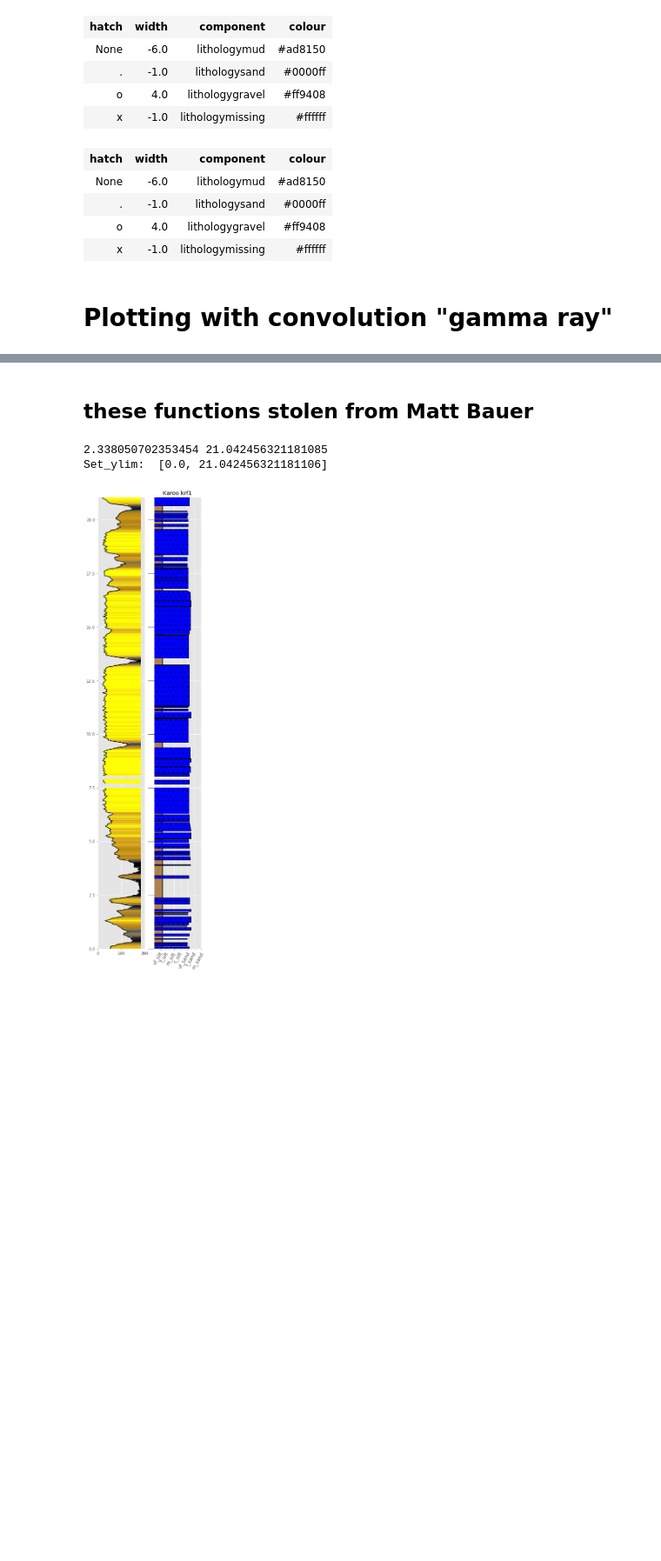
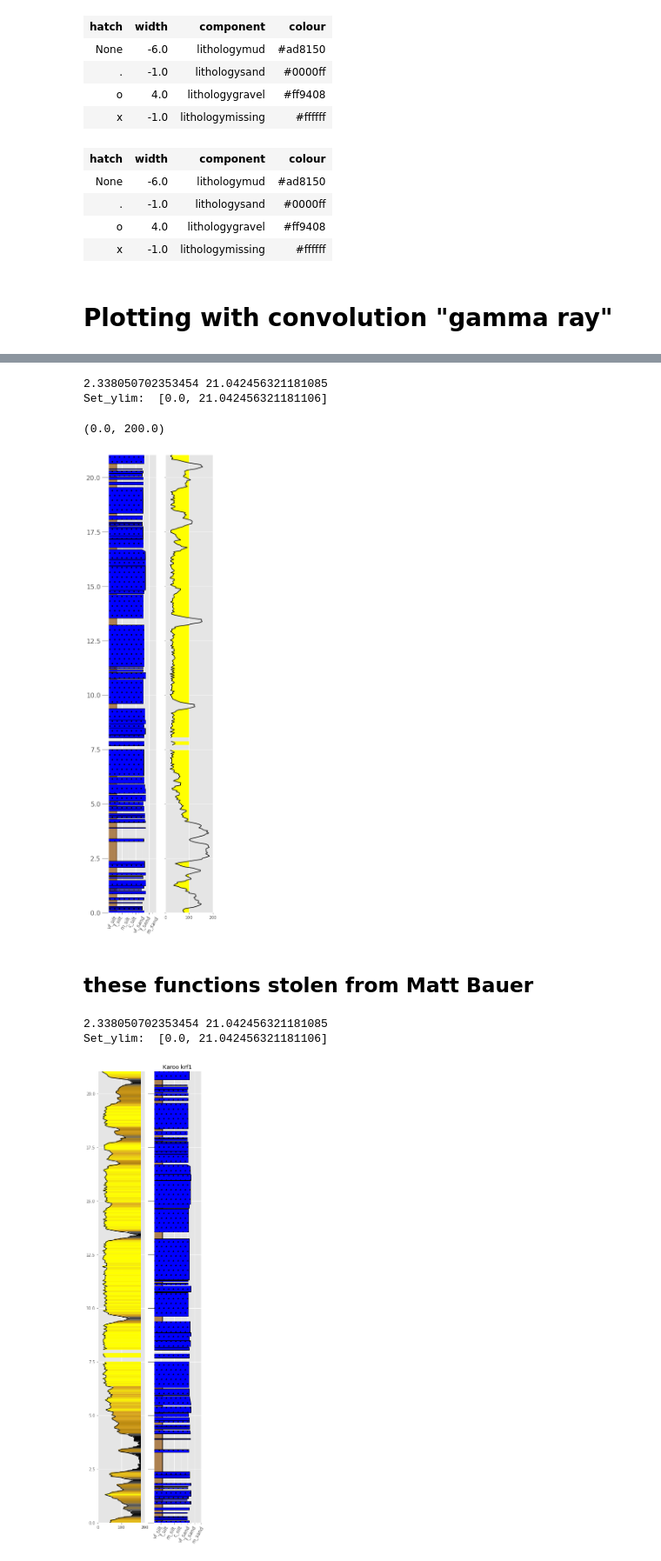
Before and after one commit to rgmyr/litholog, a Jupyter notebook: notebooks/working_demo_2.ipynb, the cells around one changed output, grey strips where cells are left out. Shown at 87% size. Cells and saved outputs as stored; diff of their text form; code cells hidden in the pictures; blank space fills up the shorter version.

```diff
--- a/notebooks/working_demo_2.ipynb
+++ b/notebooks/working_demo_2.ipynb
@@ -259,3 +259,83 @@ Set_ylim:  [0.0, 21.042456321181106]
+# %%
+from scipy.ndimage import gaussian_filter1d
+
+def filter_nan_gaussian(arr, sigma):
+    """
+
+    (Allows intensity to leak into the NaN area.)
+
+    Implementation from stackoverflow answer:
+        https://stackoverflow.com/a/36307291/7128154
+    """
+    gauss = arr.copy()
+    gauss[np.isnan(gauss)] = 0
+    gauss = gaussian_filter1d(gauss, sigma=sigma, mode='constant', cval=0)
+
+    norm = np.ones(shape=arr.shape)
+    norm[np.isnan(arr)] = 0
+    norm = gaussian_filter1d(norm, sigma=sigma, mode='constant', cval=0)
+
+    # avoid RuntimeWarning: invalid value encountered in true_divide
+    norm = np.where(norm==0, 1, norm)
+    gauss = gauss/norm
+    gauss[np.isnan(arr)] = np.nan
+    return gauss
+
+def pseudo_gamma_simple(seq):
+    # Params that will be args in the API:
+
+    gs_threshold = 0.0625   # Cutoff in mm
+    gamma_range = (180, 30) # Low/High values
+    resolution = 0.05       # Depth resolution
+    sigma = 2              # Gaussian filter width
+    noise_magnitude = 10.   # +/- noise to add
+
+    ds, gs = seq.get_field('depth_m'), seq.get_field('grain_size_mm')
+
+    # Needs to be increasing for `np.interp`
+    if ds[0] > ds[-1]:
+        ds, gs = ds[::-1], gs[::-1]
+
+    # Resampling
+    nsamples = np.abs(ds[0]-ds[-1]) // resolution + 1
+    resampled_ds = np.linspace(ds[0], ds[-1], num=int(nsamples), endpoint=True)
+    resampled_gs = np.interp(resampled_ds, ds, gs)
+
+    # Thresholding gs -> GR
+    nan_idxs = np.argwhere(np.isnan(resampled_gs))
+    resampled_gs[nan_idxs] = gamma_range[0]
+    sample_gr = np.where(resampled_gs < gs_threshold, gamma_range[0], gamma_range[1])
+
+    # Gauss filter
+    # using astropy.convolve for now
+    #kernel = Gaussian1DKernel(sigma) # divided by resolution?
+    #conv_gr = convolve(sample_gr, kernel)
+    conv_gr = filter_nan_gaussian(sample_gr, sigma)
+
+    # Add noise (uniform) + restrict to positive + restore NaNs
+    gr = conv_gr + np.random.uniform(-noise_magnitude, noise_magnitude, size=conv_gr.size)
+    gr[gr < 0.] = 0.
+    gr[nan_idxs] = np.nan
+
+    return resampled_ds, gr
+
+
+fig, ax = strip_fig_extra_columns(0, seqs[0], 2, aspect=9)
+
+cutoff = 100
+
+ds, gr = pseudo_gamma_simple(seqs[0])
+#gradient_fill(gr, ds, ax[1], 'positive', fill_color='y')
+
+ax[1].plot(gr, ds, 'k')
+ax[1].fill_betweenx(ds, gr, np.repeat(cutoff, ds.size), where=(gr<cutoff), color='yellow')
+
+ax[1].set_xlim([0,200])
+# %% [output]
+2.338050702353454 21.042456321181085
+Set_ylim:  [0.0, 21.042456321181106]
+(0.0, 200.0)
+[figure, added]
 # %% [markdown]
 ## these functions stolen from Matt Bauer
 # %%
```
Also changed, not shown: parts of 3 cells of this notebook, 7 other files.
